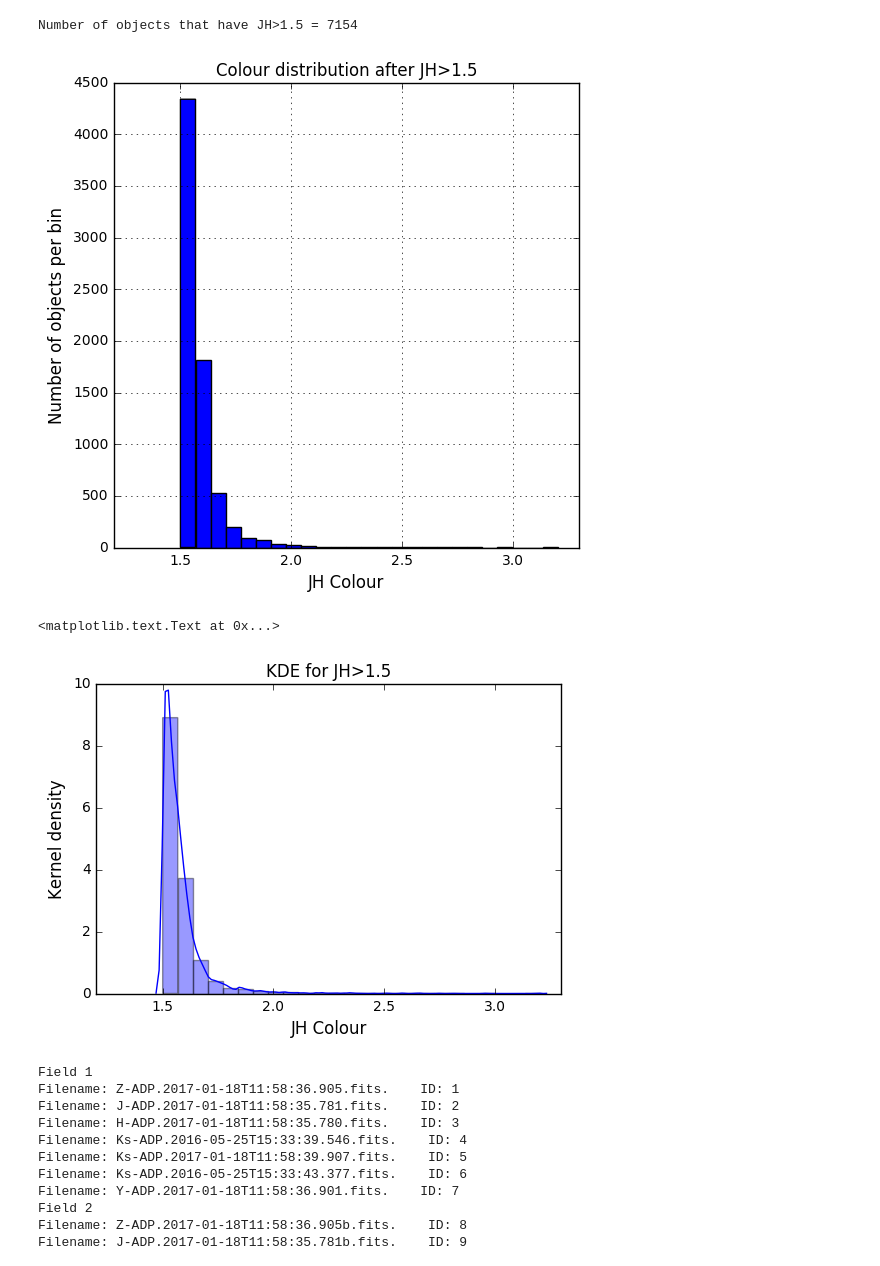
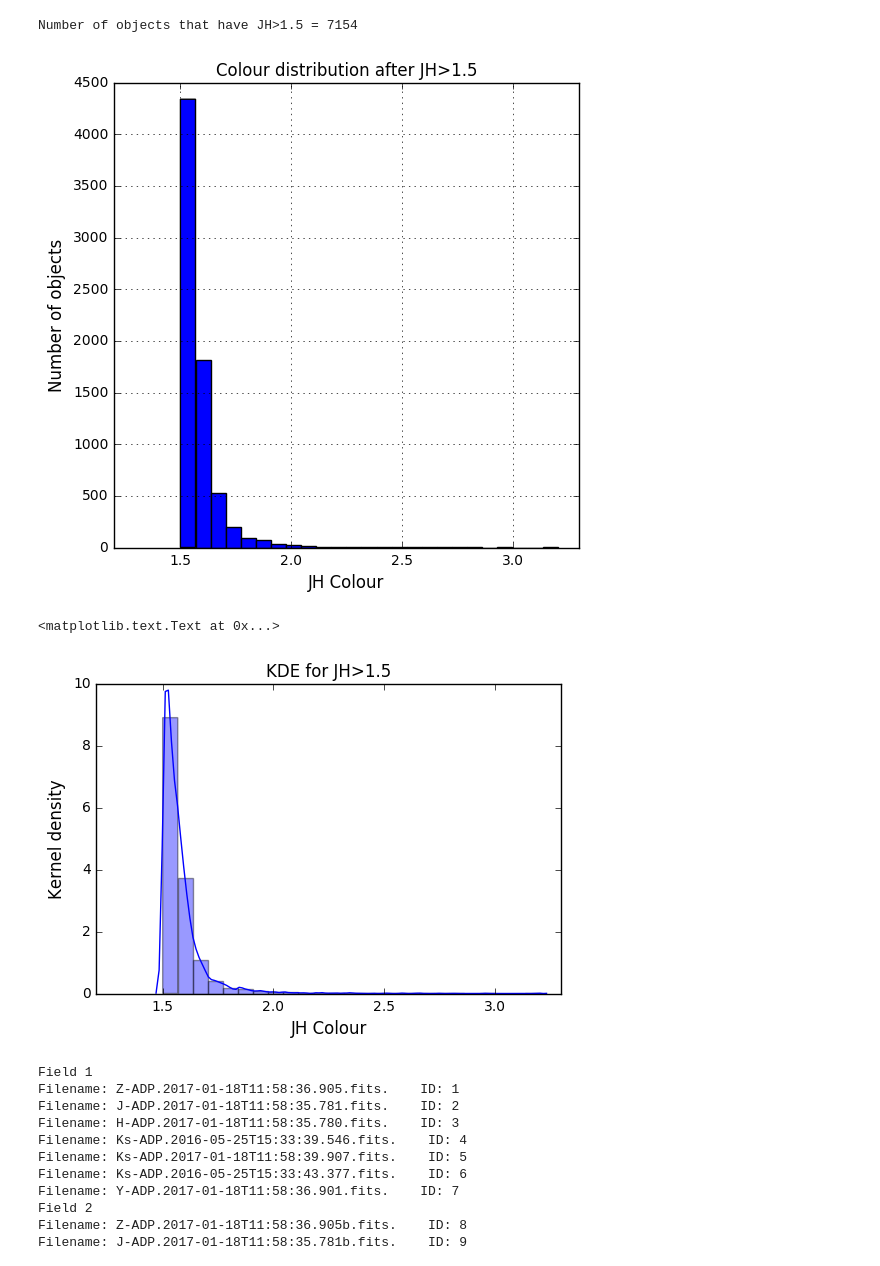
Before and after one commit to juancho9303/DDM2017, a Jupyter notebook: FinalProject/Queries.ipynb, the cells around one changed output. Cells and saved outputs as stored; diff of their text form; code cells hidden in the pictures.

```diff
--- a/FinalProject/Queries.ipynb
+++ b/FinalProject/Queries.ipynb
@@ -82,23 +82,25 @@ Number of objects that have JH>1.5 = 7154
 # %%
 # Since there are more than 20 results in this query, I will display them graphically. The best way to do so is
 # a histogram because it shows the distribution of colour for the 7154 objects after the value of 1.5
 
 # Plot the histogram with 25 bins and define a range that allows to see the data distribution
 
 R2.hist(column='JH_colour', bins=25, figsize=(6,6))
 plt.xlim(1.2,3.3)
 plt.title('Colour distribution after JH>1.5')
-plt.ylabel("Number of objects per bin".format(25), size=12)
+plt.ylabel("Number of objects".format(25), size=12)
 plt.xlabel("JH Colour", size=12)
 plt.show()
+
+# Let's shot the Kernel density estimation for this histogram:
 
 sns.distplot(R2.JH_colour.values, bins=25, color="b")
 plt.xlim(1.2,3.3)
 plt.title('KDE for JH>1.5')
 plt.ylabel("Kernel density".format(25), size=12)
 plt.xlabel("JH Colour", size=12)
 # %% [output]
-[figure, old version]
+[figure, new version]
 <matplotlib.text.Text at 0x...>
 [figure]
 # %%
```
